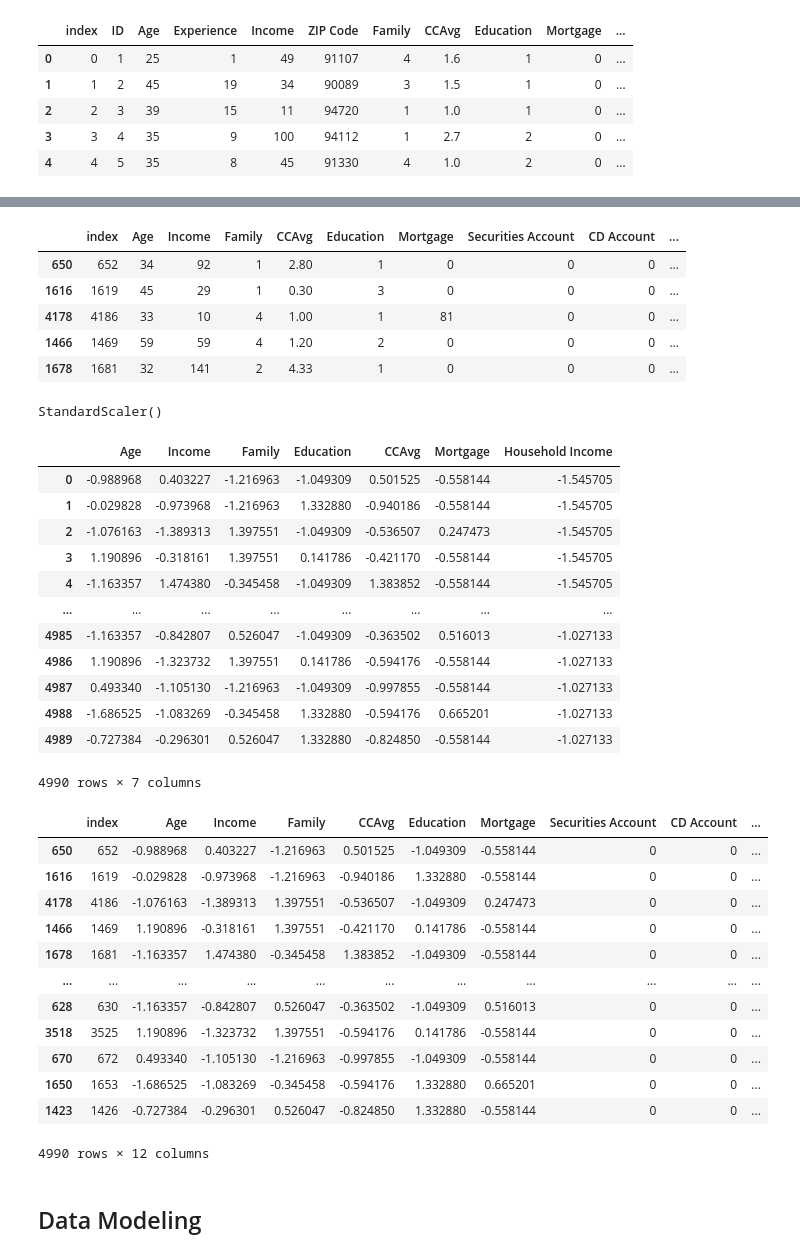
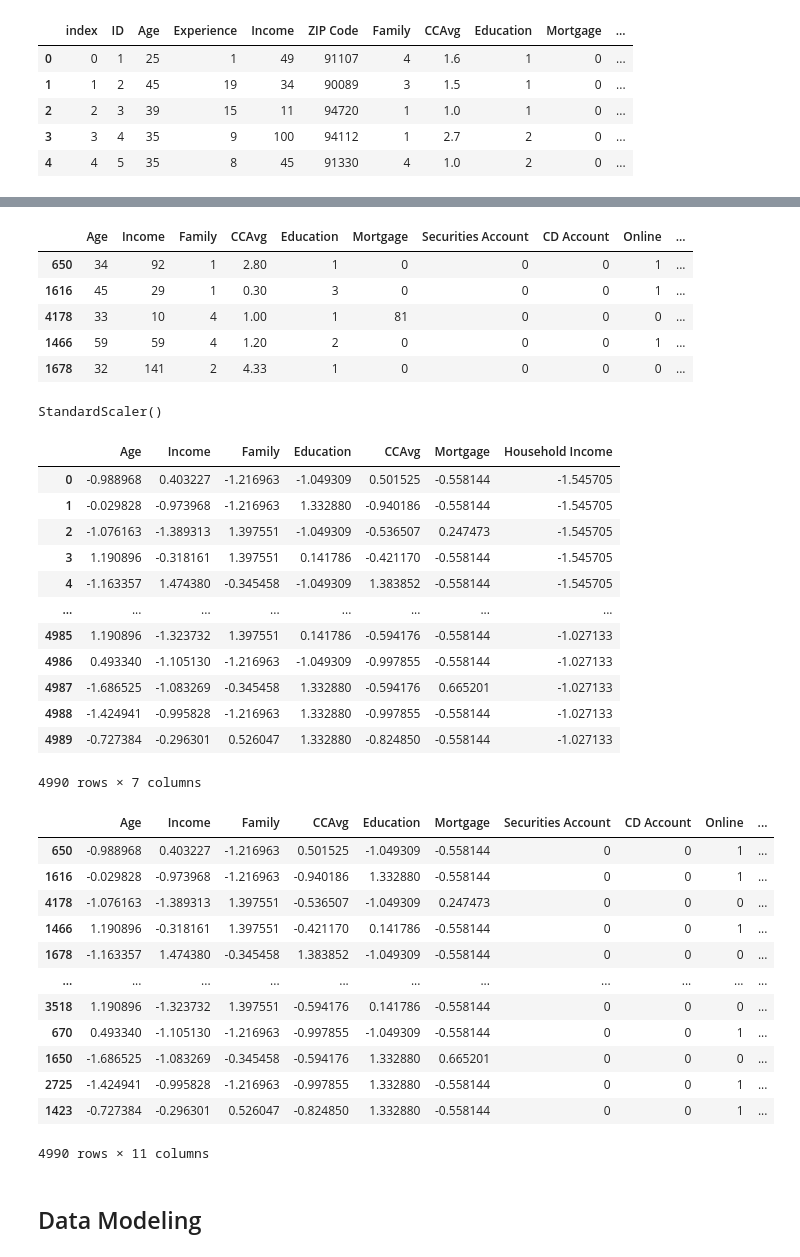
Before and after one commit to Jerrymzl99/Personal_Loan_DC, a Jupyter notebook: my version.ipynb, the cells around one changed output, grey strips where cells are left out. Cells and saved outputs as stored; diff of their text form; code cells hidden in the pictures.

```diff
--- a/my version.ipynb
+++ b/my version.ipynb
@@ -386,16 +387,16 @@ df['Household Income'] = df['Household Income'].fillna(method='ffill')
 # %%
 # seperate the target variavle and independent variables
 # and drop some useless columns
 df_y = df['Personal Loan']
-df.drop(['ZIP Code', 'ID', 'Experience', 'Personal Loan'], axis = 1, inplace = True)
+df.drop(['ZIP Code', 'ID', 'Experience', 'Personal Loan', 'index'], axis = 1, inplace = True)
 df.head()
 # %% [output]
-|  | index | Age | Income | Family | CCAvg | Education | Mortgage | Securities Account | CD Account | ... |
-| 650 | 652 | 34 | 92 | 1 | 2.80 | 1 | 0 | 0 | 0 | ... |
-| 1616 | 1619 | 45 | 29 | 1 | 0.30 | 3 | 0 | 0 | 0 | ... |
-| 4178 | 4186 | 33 | 10 | 4 | 1.00 | 1 | 81 | 0 | 0 | ... |
-| 1466 | 1469 | 59 | 59 | 4 | 1.20 | 2 | 0 | 0 | 0 | ... |
-| 1678 | 1681 | 32 | 141 | 2 | 4.33 | 1 | 0 | 0 | 0 | ... |
+|  | Age | Income | Family | CCAvg | Education | Mortgage | Securities Account | CD Account | Online | ... |
+| 650 | 34 | 92 | 1 | 2.80 | 1 | 0 | 0 | 0 | 1 | ... |
+| 1616 | 45 | 29 | 1 | 0.30 | 3 | 0 | 0 | 0 | 1 | ... |
+| 4178 | 33 | 10 | 4 | 1.00 | 1 | 81 | 0 | 0 | 0 | ... |
+| 1466 | 59 | 59 | 4 | 1.20 | 2 | 0 | 0 | 0 | 1 | ... |
+| 1678 | 32 | 141 | 2 | 4.33 | 1 | 0 | 0 | 0 | 0 | ... |
 # %%
 # normalize the numerical data of 'Age', 'Income', 'Family', 'Education', 'CCAvg', 'Mortgage' attributes
 # use preprocessing to normalize
@@ -415,10 +416,10 @@ StandardScaler()
 | 3 | 1.190896 | -0.318161 | 1.397551 | 0.141786 | -0.421170 | -0.558144 | -1.545705 |
 | 4 | -1.163357 | 1.474380 | -0.345458 | -1.049309 | 1.383852 | -0.558144 | -1.545705 |
 | ... | ... | ... | ... | ... | ... | ... | ... |
-| 4985 | -1.163357 | -0.842807 | 0.526047 | -1.049309 | -0.363502 | 0.516013 | -1.027133 |
-| 4986 | 1.190896 | -1.323732 | 1.397551 | 0.141786 | -0.594176 | -0.558144 | -1.027133 |
-| 4987 | 0.493340 | -1.105130 | -1.216963 | -1.049309 | -0.997855 | -0.558144 | -1.027133 |
-| 4988 | -1.686525 | -1.083269 | -0.345458 | 1.332880 | -0.594176 | 0.665201 | -1.027133 |
+| 4985 | 1.190896 | -1.323732 | 1.397551 | 0.141786 | -0.594176 | -0.558144 | -1.027133 |
+| 4986 | 0.493340 | -1.105130 | -1.216963 | -1.049309 | -0.997855 | -0.558144 | -1.027133 |
+| 4987 | -1.686525 | -1.083269 | -0.345458 | 1.332880 | -0.594176 | 0.665201 | -1.027133 |
+| 4988 | -1.424941 | -0.995828 | -1.216963 | 1.332880 | -0.997855 | -0.558144 | -1.027133 |
 | 4989 | -0.727384 | -0.296301 | 0.526047 | 1.332880 | -0.824850 | -0.558144 | -1.027133 |
 4990 rows × 7 columns
 # %%
@@ -426,19 +427,19 @@ StandardScaler()
 df[['Age', 'Income', 'Family', 'Education', 'CCAvg', 'Mortgage', 'Household Income']] = df_normalization.values
 df
 # %% [output]
-|  | index | Age | Income | Family | CCAvg | Education | Mortgage | Securities Account | CD Account | ... |
-| 650 | 652 | -0.988968 | 0.403227 | -1.216963 | 0.501525 | -1.049309 | -0.558144 | 0 | 0 | ... |
-| 1616 | 1619 | -0.029828 | -0.973968 | -1.216963 | -0.940186 | 1.332880 | -0.558144 | 0 | 0 | ... |
-| 4178 | 4186 | -1.076163 | -1.389313 | 1.397551 | -0.536507 | -1.049309 | 0.247473 | 0 | 0 | ... |
-| 1466 | 1469 | 1.190896 | -0.318161 | 1.397551 | -0.421170 | 0.141786 | -0.558144 | 0 | 0 | ... |
-| 1678 | 1681 | -1.163357 | 1.474380 | -0.345458 | 1.383852 | -1.049309 | -0.558144 | 0 | 0 | ... |
+|  | Age | Income | Family | CCAvg | Education | Mortgage | Securities Account | CD Account | Online | ... |
+| 650 | -0.988968 | 0.403227 | -1.216963 | 0.501525 | -1.049309 | -0.558144 | 0 | 0 | 1 | ... |
+| 1616 | -0.029828 | -0.973968 | -1.216963 | -0.940186 | 1.332880 | -0.558144 | 0 | 0 | 1 | ... |
+| 4178 | -1.076163 | -1.389313 | 1.397551 | -0.536507 | -1.049309 | 0.247473 | 0 | 0 | 0 | ... |
+| 1466 | 1.190896 | -0.318161 | 1.397551 | -0.421170 | 0.141786 | -0.558144 | 0 | 0 | 1 | ... |
+| 1678 | -1.163357 | 1.474380 | -0.345458 | 1.383852 | -1.049309 | -0.558144 | 0 | 0 | 0 | ... |
 | ... | ... | ... | ... | ... | ... | ... | ... | ... | ... | ... |
-| 628 | 630 | -1.163357 | -0.842807 | 0.526047 | -0.363502 | -1.049309 | 0.516013 | 0 | 0 | ... |
-| 3518 | 3525 | 1.190896 | -1.323732 | 1.397551 | -0.594176 | 0.141786 | -0.558144 | 0 | 0 | ... |
-| 670 | 672 | 0.493340 | -1.105130 | -1.216963 | -0.997855 | -1.049309 | -0.558144 | 0 | 0 | ... |
-| 1650 | 1653 | -1.686525 | -1.083269 | -0.345458 | -0.594176 | 1.332880 | 0.665201 | 0 | 0 | ... |
-| 1423 | 1426 | -0.727384 | -0.296301 | 0.526047 | -0.824850 | 1.332880 | -0.558144 | 0 | 0 | ... |
+| 3518 | 1.190896 | -1.323732 | 1.397551 | -0.594176 | 0.141786 | -0.558144 | 0 | 0 | 0 | ... |
+| 670 | 0.493340 | -1.105130 | -1.216963 | -0.997855 | -1.049309 | -0.558144 | 0 | 0 | 1 | ... |
+| 1650 | -1.686525 | -1.083269 | -0.345458 | -0.594176 | 1.332880 | 0.665201 | 0 | 0 | 0 | ... |
+| 2725 | -1.424941 | -0.995828 | -1.216963 | -0.997855 | 1.332880 | -0.558144 | 0 | 0 | 1 | ... |
+| 1423 | -0.727384 | -0.296301 | 0.526047 | -0.824850 | 1.332880 | -0.558144 | 0 | 0 | 1 | ... |
-4990 rows × 12 columns
+4990 rows × 11 columns
 # %% [markdown]
 ## Data Modeling
 # %%
```
Also changed, not shown: parts of 8 cells of this notebook.
